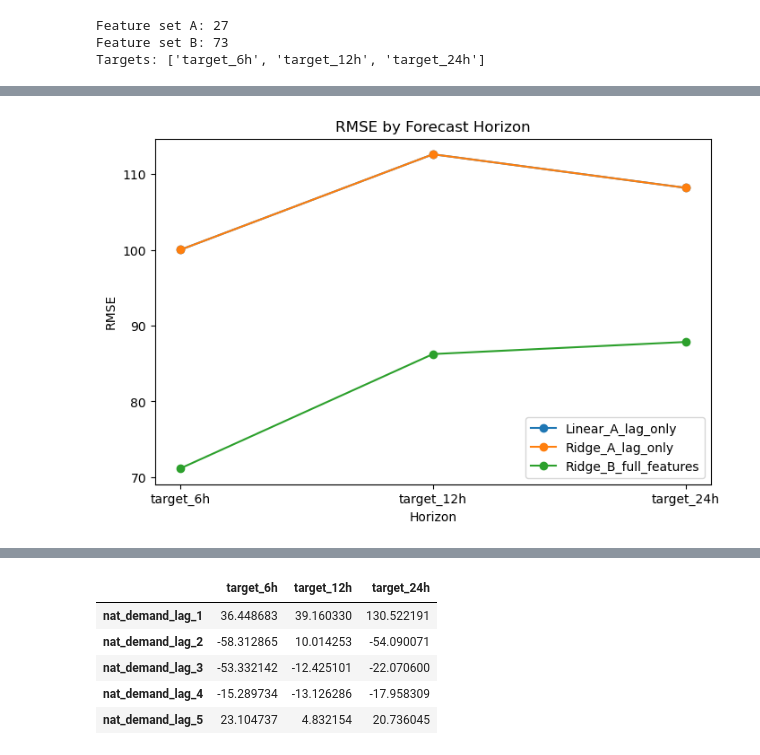
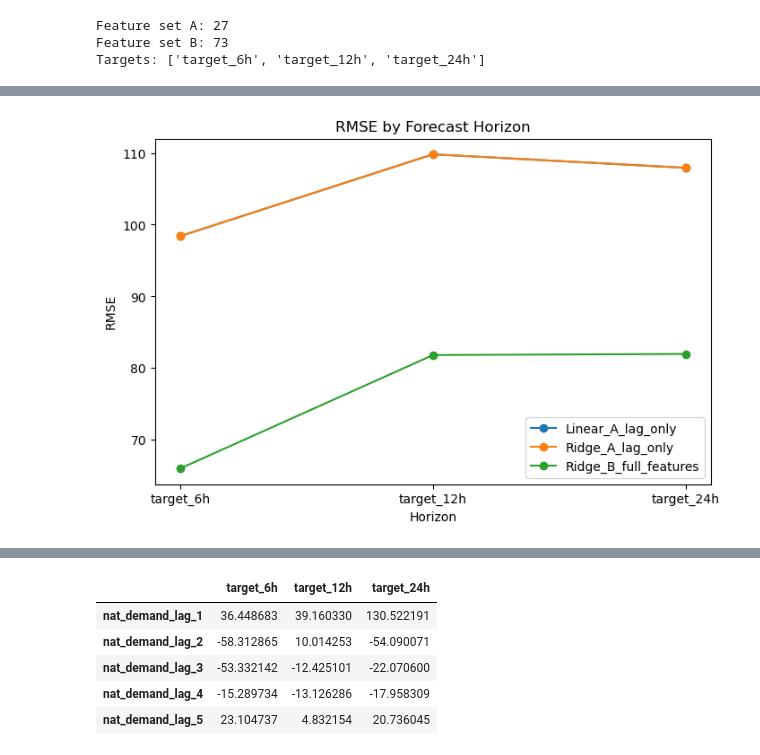
Before and after one commit to devipramita/Electricity-Load-Forecasting, a Jupyter notebook: LinearRegression_v4.20.ipynb, the cells around one changed output, grey strips where cells are left out. Cells and saved outputs as stored; diff of their text form; code cells hidden in the pictures.

```diff
--- a/LinearRegression_v4.20.ipynb
+++ b/LinearRegression_v4.20.ipynb
@@ -324,6 +408,5 @@ lin_A_metrics.groupby("horizon")[["MAE", "RMSE", "MAPE"]].mean().round(4)
 # %%
 alphas = [0.01, 0.1, 1.0, 10.0, 100.0]
-
 ridge_results = []
 
 for alpha in alphas:
@@ -332,11 +415,12 @@ for alpha in alphas:
         ("model", Ridge(alpha=alpha))
     ])
 
-    metrics_df, _ = run_cv_model(
+    metrics_df, _ = run_year_cv_model(
         data=model_data,
         feature_cols=feature_set_A,
         target_cols=target_cols,
-        model=ridge_model
+        model=ridge_model,
+        cv_splits=cv_splits
     )
 
     avg_rmse = metrics_df["RMSE"].mean()
@@ -383,15 +474,22 @@ ridge_B_model = Pipeline([
     ("model", Ridge(alpha=best_alpha))
 ])
 
-ridge_B_metrics, ridge_B_preds = run_cv_model(
+ridge_B_cv_metrics, ridge_B_cv_preds = run_year_cv_model(
     data=model_data,
     feature_cols=feature_set_B,
     target_cols=target_cols,
-    model=ridge_B_model
+    model=ridge_B_model,
+    cv_splits=cv_splits
 )
 
-ridge_B_summary = ridge_B_metrics.groupby("horizon")[["MAE", "RMSE", "MAPE"]].mean().round(4)
-ridge_B_summary
+ridge_B_cv_summary = (
+    ridge_B_cv_metrics
+    .groupby("horizon")[["MAE", "RMSE", "MAPE"]]
+    .mean()
+    .reindex(order)
+    .round(4)
+)
+ridge_B_cv_summary
 # %% [output]
 |  | MAE | RMSE | MAPE |
 | horizon |  |  |  |
@@ -425,0 +547,20 @@ comparison
+# %%
+def add_model_name(summary_df, model_name):
+    out = summary_df.copy().reset_index()
+    out["model"] = model_name
+    return out
+
+comparison_cv = pd.concat([
+    add_model_name(lin_A_cv_summary, "Linear_A_lag_only"),
+    add_model_name(ridge_A_cv_summary, "Ridge_A_lag_only"),
+    add_model_name(ridge_B_cv_summary, "Ridge_B_full_features")
+], ignore_index=True)
+
+comparison_cv["horizon_order"] = comparison_cv["horizon"].map({
+    "target_6h": 1,
+    "target_12h": 2,
+    "target_24h": 3
+})
+
+comparison_cv = comparison_cv.sort_values(["model", "horizon_order"])
+comparison_cv
@@ -426,21 +604,21 @@ comparison
 # %%
-plot_df = comparison.copy()
+plot_df = comparison_cv.copy()
 plot_df["horizon_order"] = plot_df["horizon"].map({
     "target_6h": 1,
     "target_12h": 2,
     "target_24h": 3
 })
 plot_df = plot_df.sort_values(["model", "horizon_order"])
 
 fig, ax = plt.subplots(figsize=(8, 5))
 for model_name, grp in plot_df.groupby("model"):
     ax.plot(grp["horizon"], grp["RMSE"], marker="o", label=model_name)
 
 ax.set_title("RMSE by Forecast Horizon")
 ax.set_xlabel("Horizon")
 ax.set_ylabel("RMSE")
 ax.legend()
 plt.show()
 # %% [output]
-[figure, old version]
+[figure, new version]
 # %%
```
Also changed, not shown: parts of 26 cells of this notebook.
